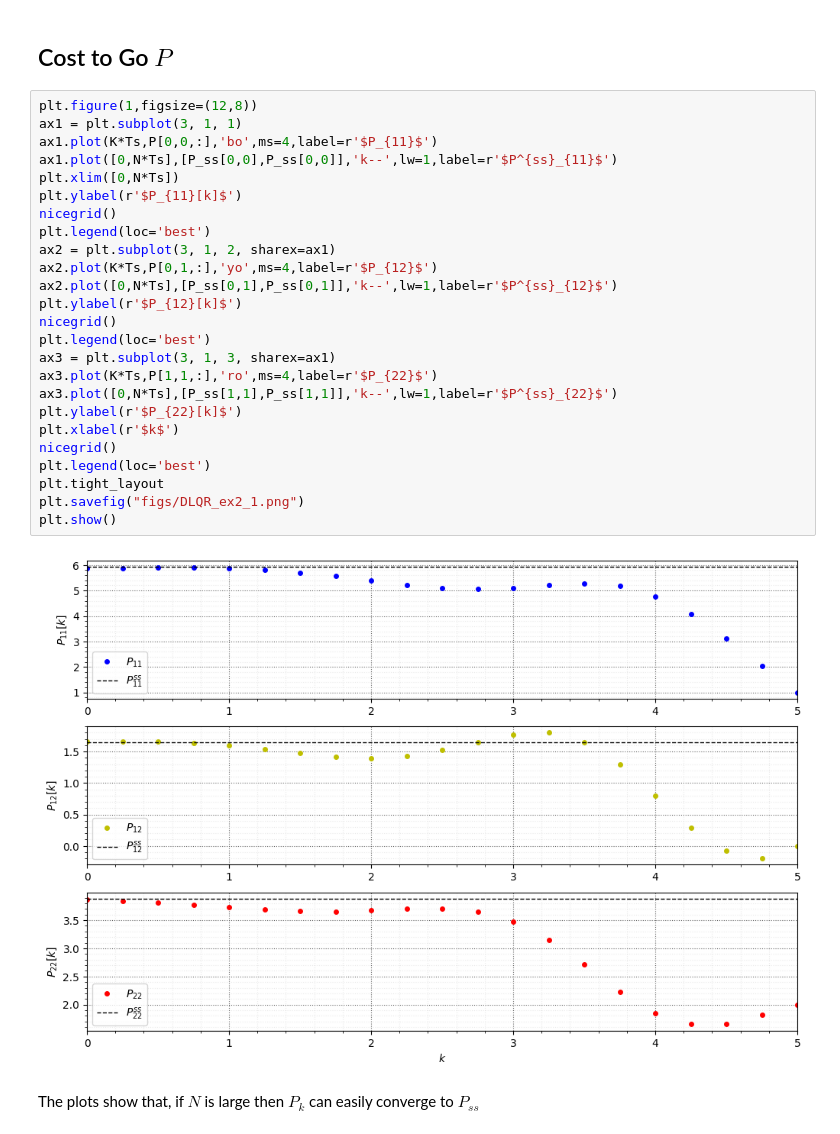
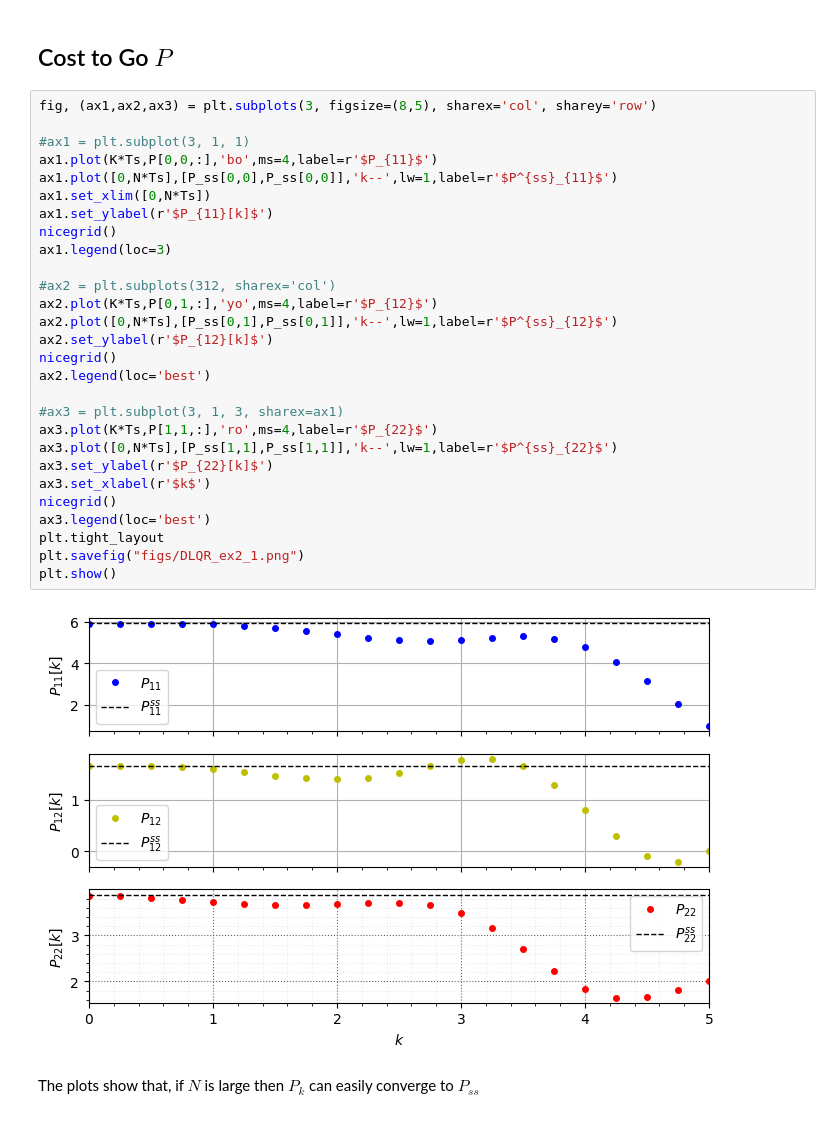
Before and after one commit to JonHowMIT/16_32_Software, a Jupyter notebook: L16_DLQR.ipynb, the cells around one changed output. Drawn from its saved outputs; the diff is of its cells as text.

```diff
--- a/L16_DLQR.ipynb
+++ b/L16_DLQR.ipynb
@@ -127,32 +128,35 @@ Compare to Numerical Gain
 # %% [markdown]
 ## Cost to Go $P$
 # %%
-plt.figure(1,figsize=(12,8))
-ax1 = plt.subplot(3, 1, 1)
+fig, (ax1,ax2,ax3) = plt.subplots(3, figsize=(8,5), sharex='col', sharey='row')
+
+#ax1 = plt.subplot(3, 1, 1)
 ax1.plot(K*Ts,P[0,0,:],'bo',ms=4,label=r'$P_{11}$')
 ax1.plot([0,N*Ts],[P_ss[0,0],P_ss[0,0]],'k--',lw=1,label=r'$P^{ss}_{11}$')
-plt.xlim([0,N*Ts])
-plt.ylabel(r'$P_{11}[k]$')
+ax1.set_xlim([0,N*Ts])
+ax1.set_ylabel(r'$P_{11}[k]$')
 nicegrid()
-plt.legend(loc='best')
-ax2 = plt.subplot(3, 1, 2, sharex=ax1)
+ax1.legend(loc=3)
+
+#ax2 = plt.subplots(312, sharex='col')
 ax2.plot(K*Ts,P[0,1,:],'yo',ms=4,label=r'$P_{12}$')
 ax2.plot([0,N*Ts],[P_ss[0,1],P_ss[0,1]],'k--',lw=1,label=r'$P^{ss}_{12}$')
-plt.ylabel(r'$P_{12}[k]$')
+ax2.set_ylabel(r'$P_{12}[k]$')
 nicegrid()
-plt.legend(loc='best')
-ax3 = plt.subplot(3, 1, 3, sharex=ax1)
+ax2.legend(loc='best')
+
+#ax3 = plt.subplot(3, 1, 3, sharex=ax1)
 ax3.plot(K*Ts,P[1,1,:],'ro',ms=4,label=r'$P_{22}$')
 ax3.plot([0,N*Ts],[P_ss[1,1],P_ss[1,1]],'k--',lw=1,label=r'$P^{ss}_{22}$')
-plt.ylabel(r'$P_{22}[k]$')
-plt.xlabel(r'$k$')
+ax3.set_ylabel(r'$P_{22}[k]$')
+ax3.set_xlabel(r'$k$')
 nicegrid()
-plt.legend(loc='best')
+ax3.legend(loc='best')
 plt.tight_layout
 plt.savefig("figs/DLQR_ex2_1.png")
 plt.show()
 # %% [output]
-[figure, old version]
+[figure, new version]
 # %% [markdown]
 The plots show that, if $N$ is large then $P_k$ can easily converge to $P_{ss}$
 # %% [markdown]
```
Also changed, not shown: parts of 4 cells of this notebook, 6 other files.
